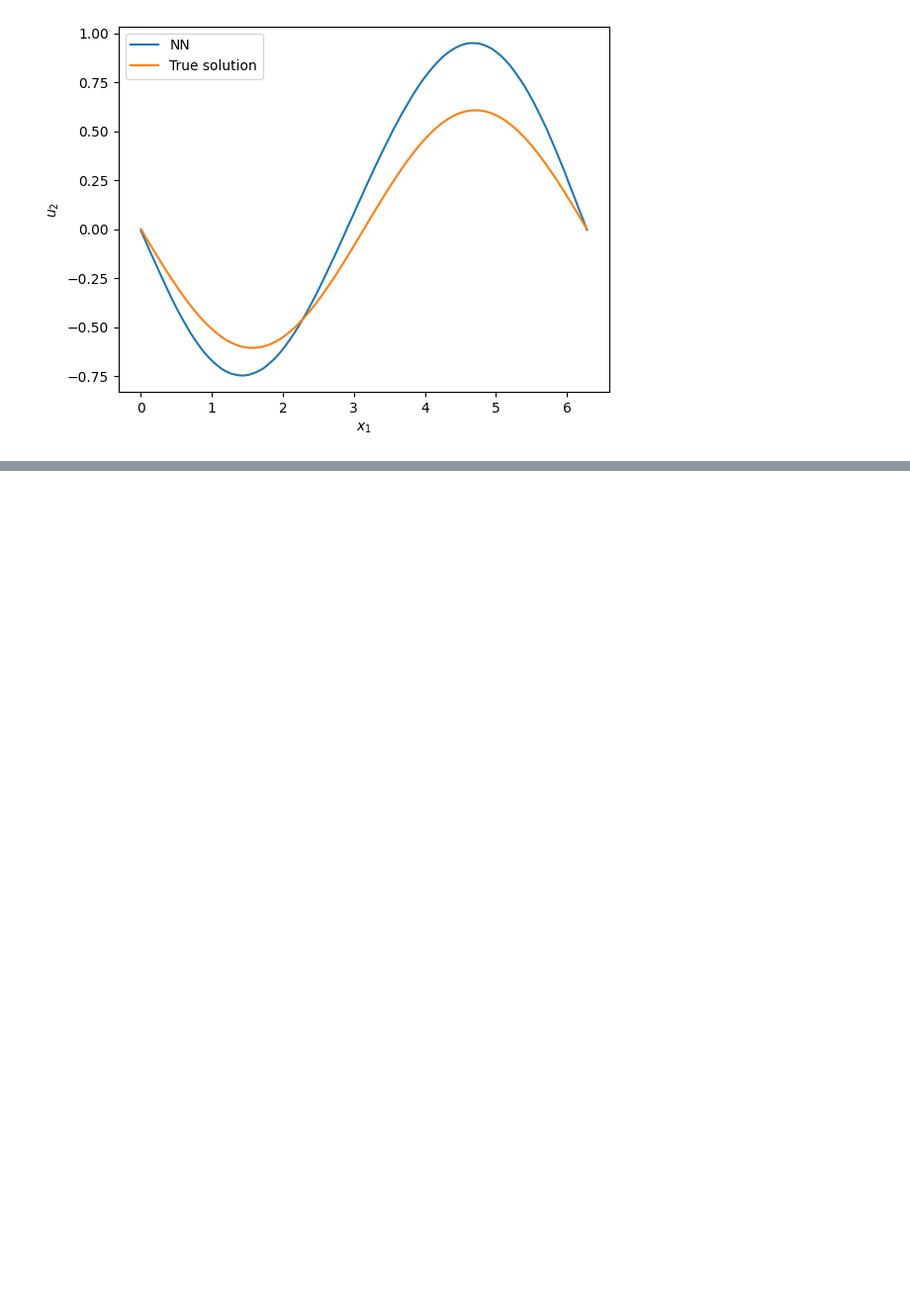
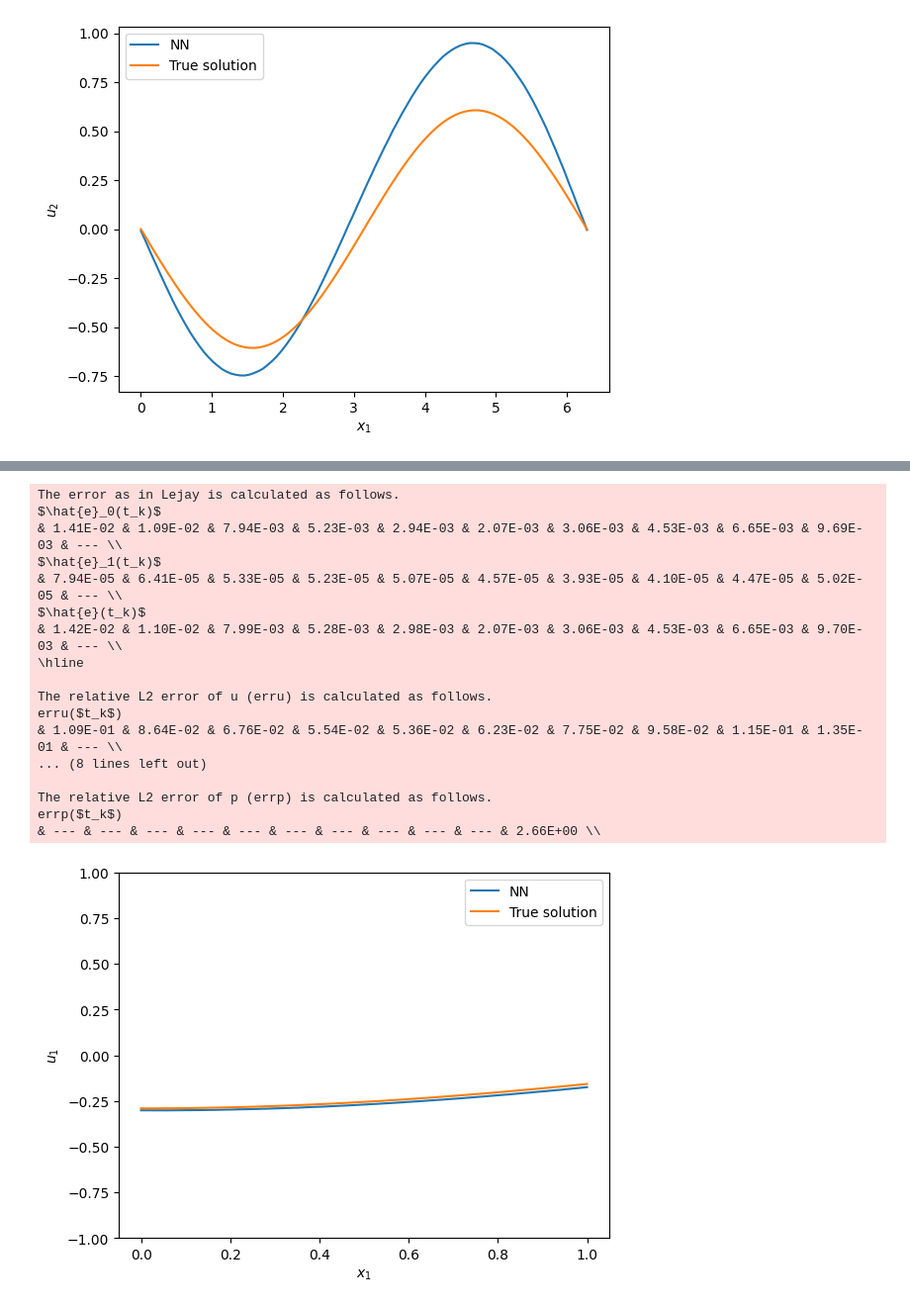
Before and after one commit to nguwijy/deep_branching_with_domain, a Jupyter notebook: notebooks/dgm.ipynb, the cells around one changed output, grey strips where cells are left out. Shown: that part at 99% size. Cells and saved outputs as stored; diff of their text form; code cells hidden in the pictures; blank space fills up the shorter version.

```diff
--- a/notebooks/dgm.ipynb
+++ b/notebooks/dgm.ipynb
@@ -296,0 +453,21 @@ errp($t_k$)
+# %%
+torch.manual_seed(0)
+model = DGMNet(
+    problem_name=problem_name,
+    dgm_f_fun=f_example,
+    phi_fun=phi_example,
+    dgm_deriv_map=deriv_map,
+    dgm_zeta_map=zeta_map,
+    deriv_condition_deriv_map=deriv_condition_deriv_map,
+    deriv_condition_zeta_map=deriv_condition_zeta_map,
+    t_hi=T,
+    x_lo=x_lo,
+    x_hi=x_hi,
+    device=device,
+    verbose=True,
+    epochs=10000,
+    dgm_nb_states=10000,
+    boundary_fun=boundary_fun,
+    overtrain_rate=.0,
+)
+model.train_and_eval()
@@ -296,0 +492,26 @@ errp($t_k$)
+# %%
+model.error_calculation(
+    exact_u_fun=partial(exact_example_u_tensor, nu=nu, T=T),
+    exact_p_fun=exact_example_p_tensor,
+    nb_pts_spatial=2*126+1
+)
+model.compare_with_exact(exact_fun=partial(exact_example, nu=nu), exclude_terminal=True, ylim=(-1, 1))
+# %% [output]
+The error as in Lejay is calculated as follows.
+$\hat{e}_0(t_k)$
+& 1.41E-02 & 1.09E-02 & 7.94E-03 & 5.23E-03 & 2.94E-03 & 2.07E-03 & 3.06E-03 & 4.53E-03 & 6.65E-03 & 9.69E-03 & --- \\
+$\hat{e}_1(t_k)$
+& 7.94E-05 & 6.41E-05 & 5.33E-05 & 5.23E-05 & 5.07E-05 & 4.57E-05 & 3.93E-05 & 4.10E-05 & 4.47E-05 & 5.02E-05 & --- \\
+$\hat{e}(t_k)$
+& 1.42E-02 & 1.10E-02 & 7.99E-03 & 5.28E-03 & 2.98E-03 & 2.07E-03 & 3.06E-03 & 4.53E-03 & 6.65E-03 & 9.70E-03 & --- \\
+\hline
+
+The relative L2 error of u (erru) is calculated as follows.
+erru($t_k$)
+& 1.09E-01 & 8.64E-02 & 6.76E-02 & 5.54E-02 & 5.36E-02 & 6.23E-02 & 7.75E-02 & 9.58E-02 & 1.15E-01 & 1.35E-01 & --- \\
+... (8 lines left out)
+
+The relative L2 error of p (errp) is calculated as follows.
+errp($t_k$)
+& --- & --- & --- & --- & --- & --- & --- & --- & --- & --- & 2.66E+00 \\
+[figure, added]
```
Also changed, not shown: parts of 9 cells of this notebook, 12 other files.
